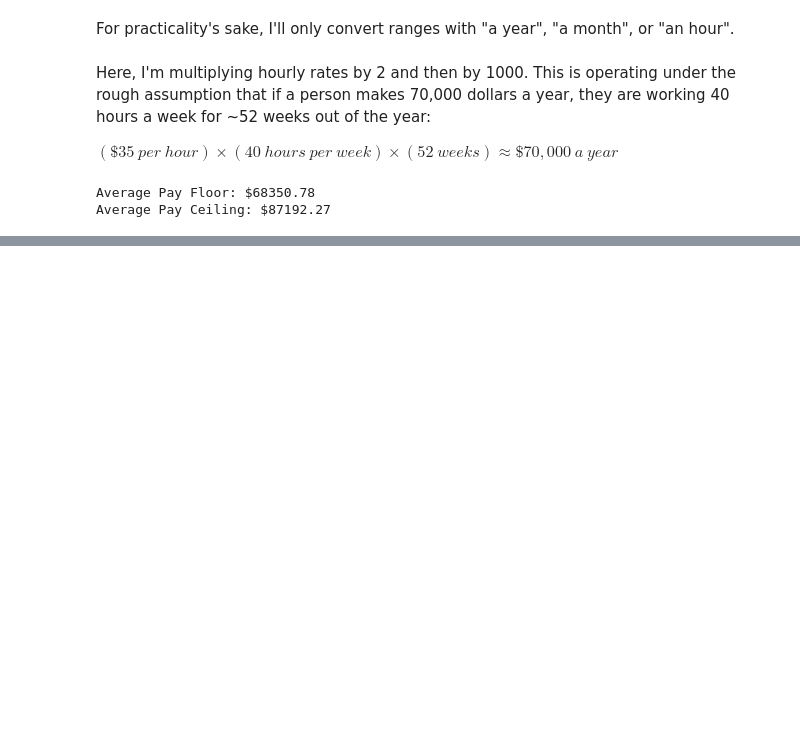
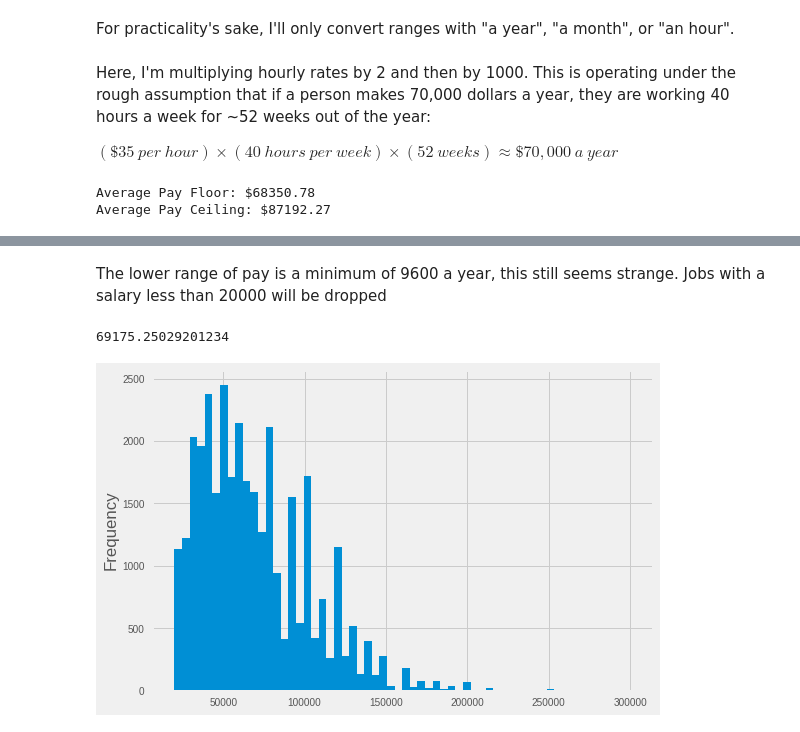
Before and after one commit to jose-marquez89/tech-job-landscape, a Jupyter notebook: python_scrape/jobs_explore.ipynb, the cells around one changed output, grey strips where cells are left out. Saved outputs shown, nothing was run; the diff lists cells and outputs as text; code cells hidden in the pictures; blank space fills up the shorter version.

```diff
--- a/python_scrape/jobs_explore.ipynb
+++ b/python_scrape/jobs_explore.ipynb
@@ -213,0 +258,5 @@ Average Pay Ceiling: $87192.27
+# %%
+jobs = jobs.drop(jobs[jobs['role']
+                 .str.contains(
+                     'Physician|Radiologist|Psychiatrist|Medical Director|Sales[^Salesforce]'
+                 )].index)
@@ -213,0 +274,2 @@ Average Pay Ceiling: $87192.27
+# %%
+jobs = jobs.drop([19999, 185324])
@@ -213,0 +288,10 @@ Average Pay Ceiling: $87192.27
+# %% [markdown]
+The lower range of pay is a minimum of 9600 a year, this still seems strange. Jobs with a salary less than 20000 will be dropped
+# %%
+jobs = jobs.drop(jobs[jobs['floor_pay_yearly'] < 20000].index)
+# %%
+print(jobs['floor_pay_yearly'].mean())
+jobs['floor_pay_yearly'].plot.hist(bins=60);
+# %% [output]
+69175.25029201234
+[figure, added]
```
Also changed, not shown: parts of 13 cells of this notebook.
